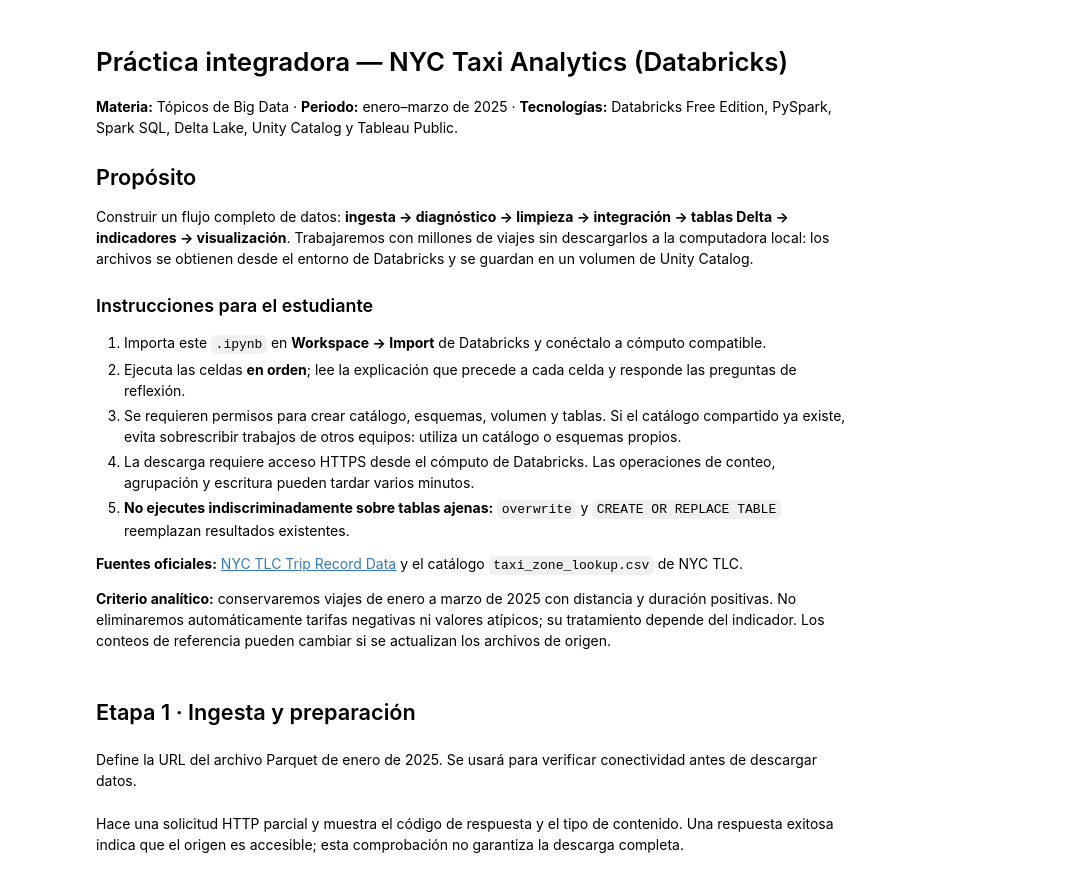
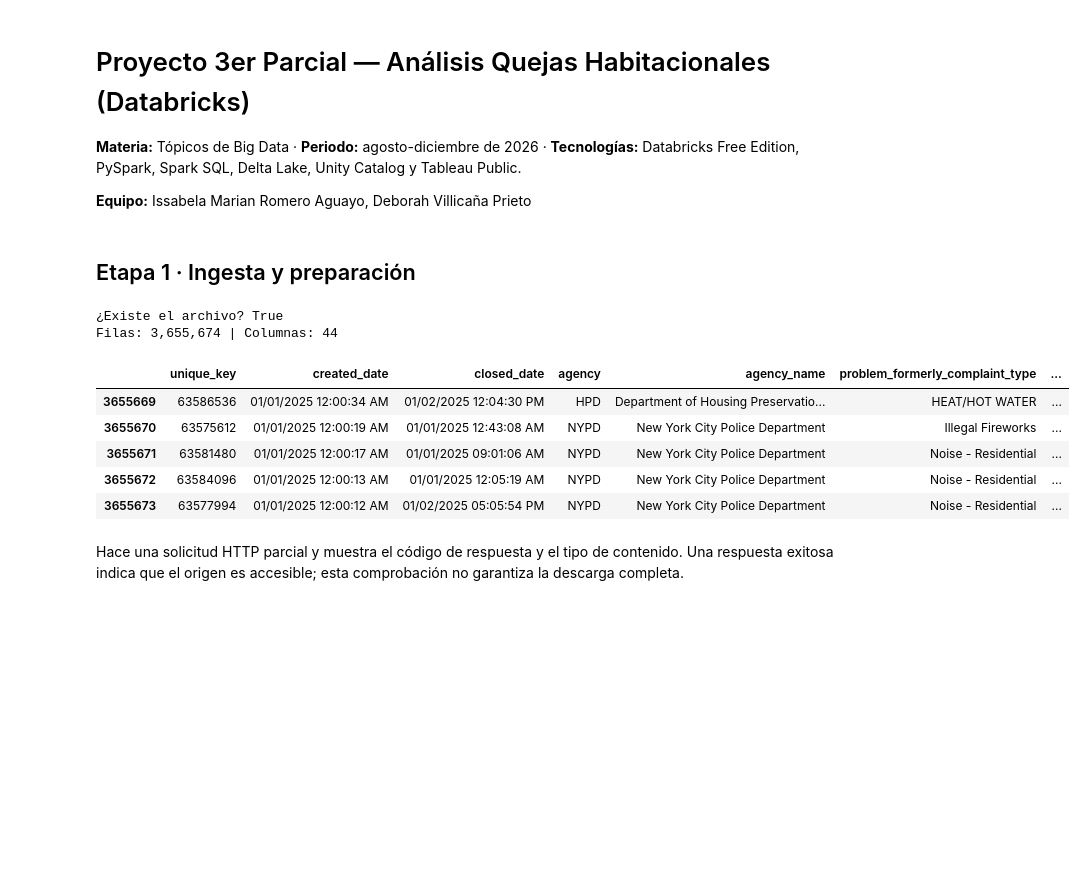
Before and after one commit to deborahvp/BigData, a Jupyter notebook: Examen_C/notebooks/Análisis_QuejasHabitacionales.ipynb, the cells around one changed output. Saved outputs shown, nothing was run; the diff lists cells and outputs as text; code cells hidden in the pictures; blank space fills up the shorter version.

```diff
--- a/Examen_C/notebooks/Análisis_QuejasHabitacionales.ipynb
+++ b/Examen_C/notebooks/Análisis_QuejasHabitacionales.ipynb
@@ -1,25 +1,43 @@
 # %% [markdown]
-# Práctica integradora — NYC Taxi Analytics (Databricks)
+# Proyecto 3er Parcial — Análisis Quejas Habitacionales (Databricks)
 
-**Materia:** Tópicos de Big Data · **Periodo:** enero–marzo de 2025 · **Tecnologías:** Databricks Free Edition, PySpark, Spark SQL, Delta Lake, Unity Catalog y Tableau Public.
+**Materia:** Tópicos de Big Data · **Periodo:** agosto-diciembre de 2026 · **Tecnologías:** Databricks Free Edition, PySpark, Spark SQL, Delta Lake, Unity Catalog y Tableau Public.
 
-## Propósito
-Construir un flujo completo de datos: **ingesta → diagnóstico → limpieza → integración → tablas Delta → indicadores → visualización**. Trabajaremos con millones de viajes sin descargarlos a la computadora local: los archivos se obtienen desde el entorno de Databricks y se guardan en un volumen de Unity Catalog.
-
-### Instrucciones para el estudiante
-1. Importa este `.ipynb` en **Workspace → Import** de Databricks y conéctalo a cómputo compatible.
-2. Ejecuta las celdas **en orden**; lee la explicación que precede a cada celda y responde las preguntas de reflexión.
-3. Se requieren permisos para crear catálogo, esquemas, volumen y tablas. Si el catálogo compartido ya existe, evita sobrescribir trabajos de otros equipos: utiliza un catálogo o esquemas propios.
-4. La descarga requiere acceso HTTPS desde el cómputo de Databricks. Las operaciones de conteo, agrupación y escritura pueden tardar varios minutos.
-5. **No ejecutes indiscriminadamente sobre tablas ajenas:** `overwrite` y `CREATE OR REPLACE TABLE` reemplazan resultados existentes.
-
-**Fuentes oficiales:** [NYC TLC Trip Record Data](https://www.nyc.gov/site/tlc/about/tlc-trip-record-data.page) y el catálogo `taxi_zone_lookup.csv` de NYC TLC.
-
-**Criterio analítico:** conservaremos viajes de enero a marzo de 2025 con distancia y duración positivas. No eliminaremos automáticamente tarifas negativas ni valores atípicos; su tratamiento depende del indicador. Los conteos de referencia pueden cambiar si se actualizan los archivos de origen.
+**Equipo:** Issabela Marian Romero Aguayo, Deborah Villicaña Prieto
 # %% [markdown]
 ## Etapa 1 · Ingesta y preparación
-# %% [markdown]
-Define la URL del archivo Parquet de enero de 2025. Se usará para verificar conectividad antes de descargar datos.
+# %%
+import pandas as pd
+import numpy as np
+import matplotlib.pyplot as plt
+import seaborn as sns
+from pathlib import Path
+
+pd.set_option("display.max_columns", None)
+pd.set_option("display.float_format", "{:,.2f}".format)
+sns.set_theme(style="whitegrid")
+# %%
+RUTA = Path("../data/raw/311_Service_Requests_from_2020_to_Present_20261125.csv")
+print("¿Existe el archivo?", RUTA.exists())
+
+df = pd.read_csv(RUTA, low_memory=False)
+
+# Normalizar nombres de columnas: "Complaint Type" -> "complaint_type"
+df.columns = (df.columns.str.strip()
+                        .str.lower()
+                        .str.replace(r"[^\w]+", "_", regex=True)
+                        .str.strip("_"))
+print(f"Filas: {df.shape[0]:,} | Columnas: {df.shape[1]}")
+df.tail()
+# %% [output]
+¿Existe el archivo? True
+Filas: 3,655,674 | Columnas: 44
+|  | unique_key | created_date | closed_date | agency | agency_name | problem_formerly_complaint_type | ... |
+| 3655669 | 63586536 | 01/01/2025 12:00:34 AM | 01/02/2025 12:04:30 PM | HPD | Department of Housing Preservatio... | HEAT/HOT WATER | ... |
+| 3655670 | 63575612 | 01/01/2025 12:00:19 AM | 01/01/2025 12:43:08 AM | NYPD | New York City Police Department | Illegal Fireworks | ... |
+| 3655671 | 63581480 | 01/01/2025 12:00:17 AM | 01/01/2025 09:01:06 AM | NYPD | New York City Police Department | Noise - Residential | ... |
+| 3655672 | 63584096 | 01/01/2025 12:00:13 AM | 01/01/2025 12:05:19 AM | NYPD | New York City Police Department | Noise - Residential | ... |
+| 3655673 | 63577994 | 01/01/2025 12:00:12 AM | 01/02/2025 05:05:54 PM | NYPD | New York City Police Department | Noise - Residential | ... |
 # %%
 # NYC Taxi Analytics
 # # Validacion de acceso a fuentes ENERO
```
